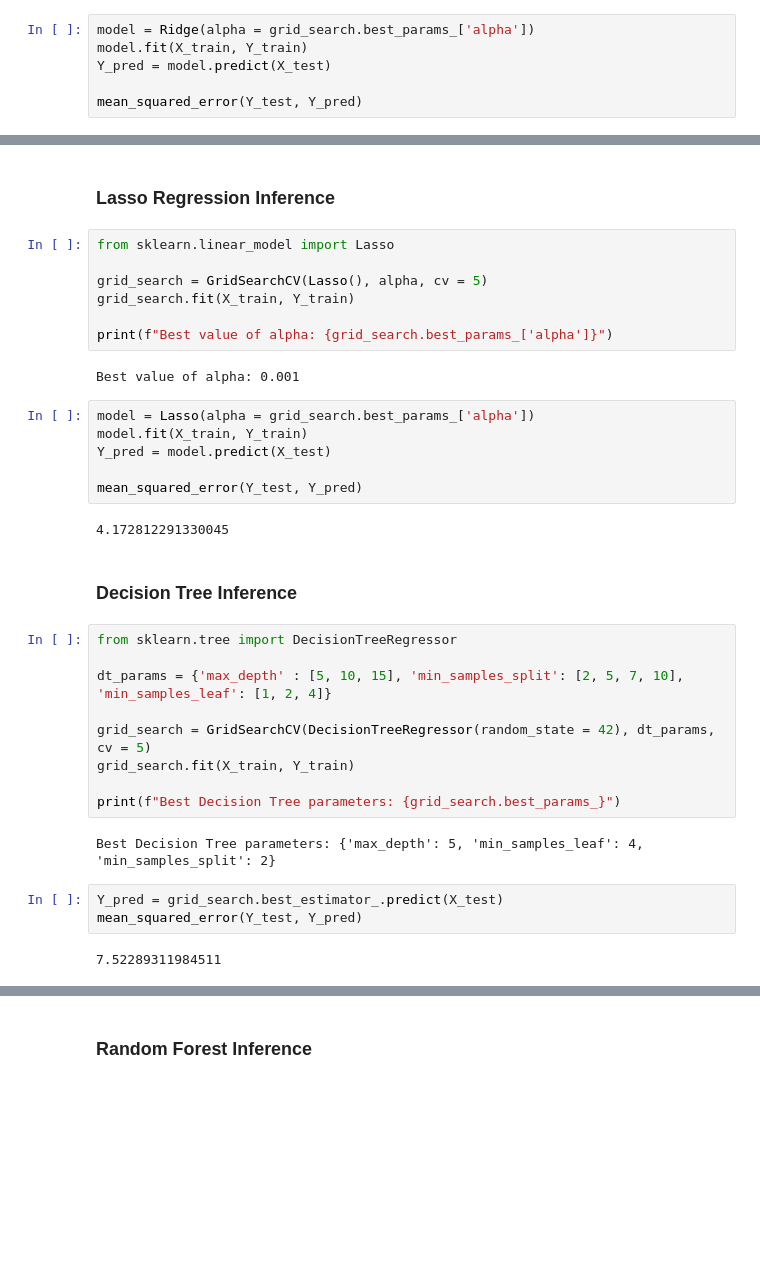
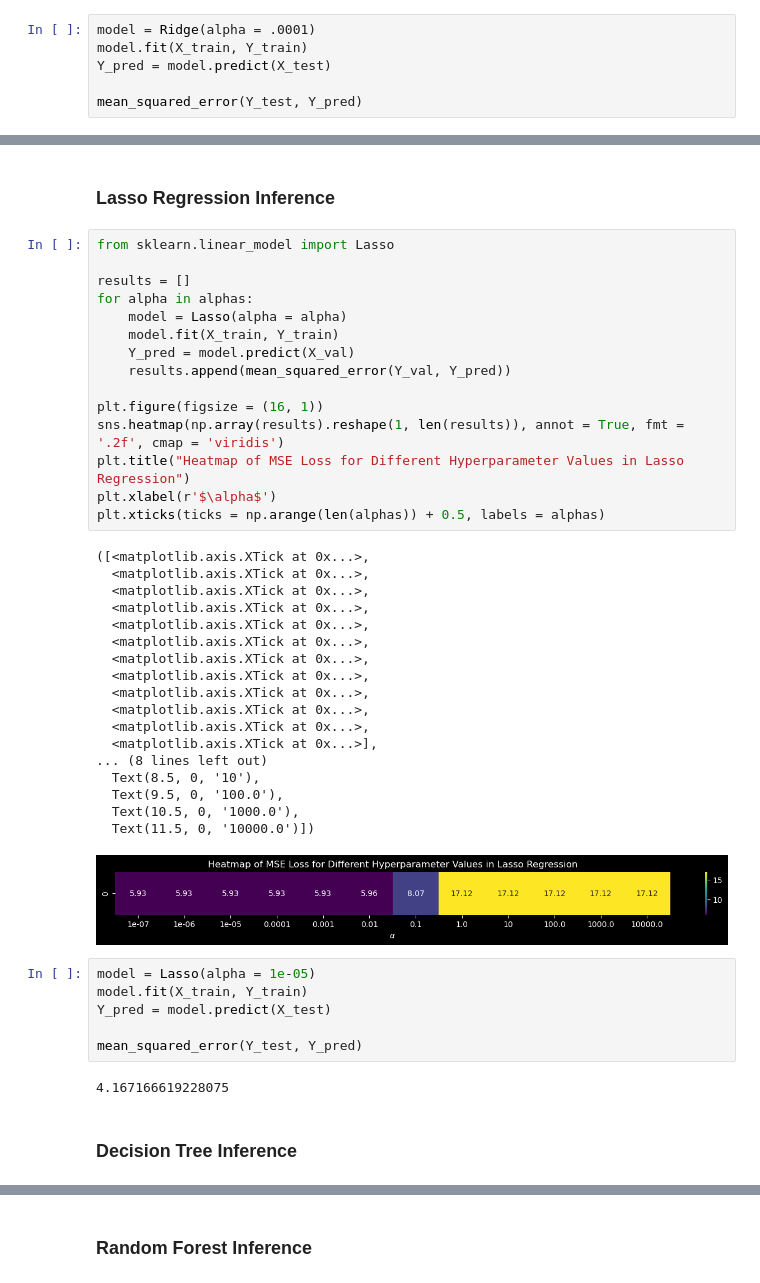
Before and after one commit to alihuss1017/ECE-225A, a Jupyter notebook: main.ipynb, the cells around one changed output, grey strips where cells are left out. Saved outputs shown, nothing was run; the diff lists cells and outputs as text; blank space fills up the shorter version.

```diff
--- a/main.ipynb
+++ b/main.ipynb
@@ -183,5 +221,5 @@ Best value of alpha: 0.1
 # %%
-model = Ridge(alpha = grid_search.best_params_['alpha'])
+model = Ridge(alpha = .0001)
 model.fit(X_train, Y_train)
 Y_pred = model.predict(X_test)
 
@@ -191,37 +230,46 @@ mean_squared_error(Y_test, Y_pred)
 # %% [markdown]
 ### Lasso Regression Inference
-# %%
-from sklearn.linear_model import Lasso
-
-grid_search = GridSearchCV(Lasso(), alpha, cv = 5)
-grid_search.fit(X_train, Y_train)
-
-print(f"Best value of alpha: {grid_search.best_params_['alpha']}")
-# %% [output]
-Best value of alpha: 0.001
+# %%
+from sklearn.linear_model import Lasso
+
+results = []
+for alpha in alphas:
+    model = Lasso(alpha = alpha)
+    model.fit(X_train, Y_train)
+    Y_pred = model.predict(X_val)
+    results.append(mean_squared_error(Y_val, Y_pred))
+
+plt.figure(figsize = (16, 1))
+sns.heatmap(np.array(results).reshape(1, len(results)), annot = True, fmt = '.2f', cmap = 'viridis')
+plt.title("Heatmap of MSE Loss for Different Hyperparameter Values in Lasso Regression")
+plt.xlabel(r'$\alpha$')
+plt.xticks(ticks = np.arange(len(alphas)) + 0.5, labels = alphas)
+# %% [output]
+([<matplotlib.axis.XTick at 0x...>,
+  <matplotlib.axis.XTick at 0x...>,
+  <matplotlib.axis.XTick at 0x...>,
+  <matplotlib.axis.XTick at 0x...>,
+  <matplotlib.axis.XTick at 0x...>,
+  <matplotlib.axis.XTick at 0x...>,
+  <matplotlib.axis.XTick at 0x...>,
+  <matplotlib.axis.XTick at 0x...>,
+  <matplotlib.axis.XTick at 0x...>,
+  <matplotlib.axis.XTick at 0x...>,
+  <matplotlib.axis.XTick at 0x...>,
+  <matplotlib.axis.XTick at 0x...>],
+... (8 lines left out)
+  Text(8.5, 0, '10'),
+  Text(9.5, 0, '100.0'),
+  Text(10.5, 0, '1000.0'),
+  Text(11.5, 0, '10000.0')])
+[figure, added]
 # %%
-model = Lasso(alpha = grid_search.best_params_['alpha'])
+model = Lasso(alpha = 1e-05)
 model.fit(X_train, Y_train)
 Y_pred = model.predict(X_test)
 
 mean_squared_error(Y_test, Y_pred)
 # %% [output]
-4.172812291330045
+4.167166619228075
 # %% [markdown]
 ### Decision Tree Inference
-# %%
-from sklearn.tree import DecisionTreeRegressor
-
-dt_params = {'max_depth' : [5, 10, 15], 'min_samples_split': [2, 5, 7, 10], 'min_samples_leaf': [1, 2, 4]}
-
-grid_search = GridSearchCV(DecisionTreeRegressor(random_state = 42), dt_params, cv = 5)
-grid_search.fit(X_train, Y_train)
-
-print(f"Best Decision Tree parameters: {grid_search.best_params_}")
-# %% [output]
-Best Decision Tree parameters: {'max_depth': 5, 'min_samples_leaf': 4, 'min_samples_split': 2}
-# %%
-Y_pred = grid_search.best_estimator_.predict(X_test)
-mean_squared_error(Y_test, Y_pred)
-# %% [output]
-7.52289311984511
```
Also changed, not shown: parts of 12 cells of this notebook.
